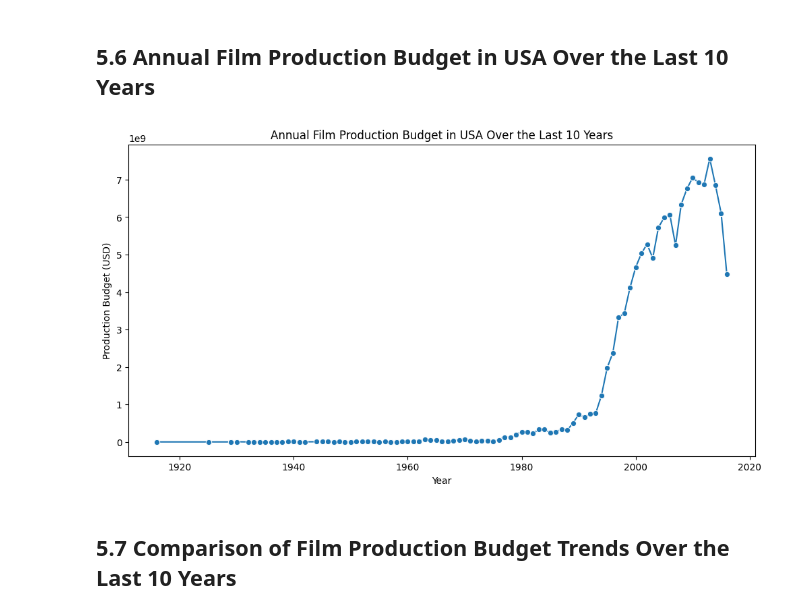
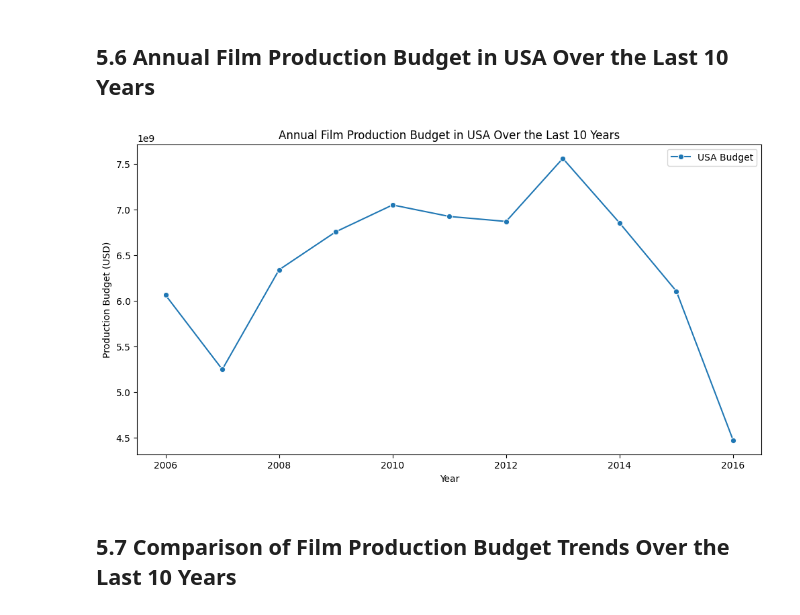
Before and after one commit to lAmiR1HosseiNl/Data_Science_Final_Project, a Jupyter notebook: AliShokoohi_400521477_AmirHosseinRaeghi_400522373/project.ipynb, the cells around one changed output. Cells and saved outputs as stored; diff of their text form; code cells hidden in the pictures.

```diff
--- a/AliShokoohi_400521477_AmirHosseinRaeghi_400522373/project.ipynb
+++ b/AliShokoohi_400521477_AmirHosseinRaeghi_400522373/project.ipynb
@@ -492,21 +489,30 @@ Passing `palette` without assigning `hue` is deprecated and will be removed in v
 # %% [markdown]
 ## 5.6 Annual Film Production Budget in USA Over the Last 10 Years
 # %%
-# Filtering for USA
-df_us = df_countries_all[df_countries_all['countries_list'] == 'United States of America'].copy()
+## 5.6 Annual Film Production Budget in USA Over the Last 10 Years
 
-# Calculating annual budget
-annual_budget_us = df_us.groupby('release_year')['rt_production_budget'].sum().reset_index()
+# Dynamically set current_year based on the latest year in the dataset
+current_year = df_genres['release_year'].max()
+
+# Filtering for USA and the last 10 years
+df_us_last10 = df_countries_all[
+    (df_countries_all['countries_list'] == 'United States of America') &
+    (df_countries_all['release_year'] >= (current_year - 10))
+].copy()
+
+# Calculating annual budget for USA over the last 10 years
+annual_budget_us = df_us_last10.groupby('release_year')['rt_production_budget'].sum().reset_index()
 
 # Plotting
 plt.figure(figsize=(12,6))
-sns.lineplot(x='release_year', y='rt_production_budget', data=annual_budget_us, marker='o')
+sns.lineplot(x='release_year', y='rt_production_budget', data=annual_budget_us, marker='o', label='USA Budget')
 plt.xlabel('Year')
 plt.ylabel('Production Budget (USD)')
 plt.title('Annual Film Production Budget in USA Over the Last 10 Years')
+plt.legend()
 plt.show()
 # %% [output]
-[figure, old version]
+[figure, new version]
 # %% [markdown]
 ## 5.7 Comparison of Film Production Budget Trends Over the Last 10 Years
 # %%
```
Also changed, not shown: parts of 3 cells of this notebook.
